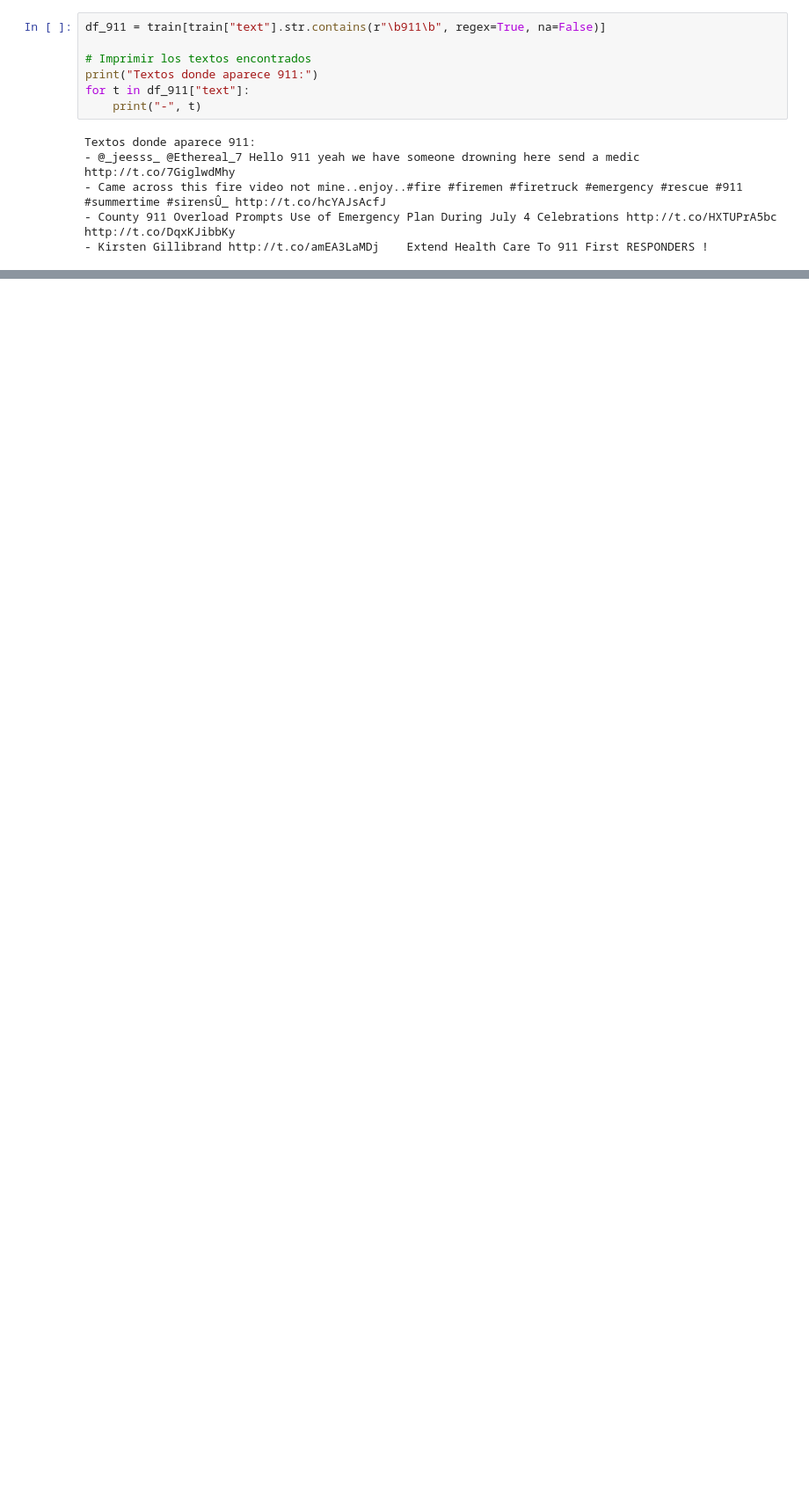
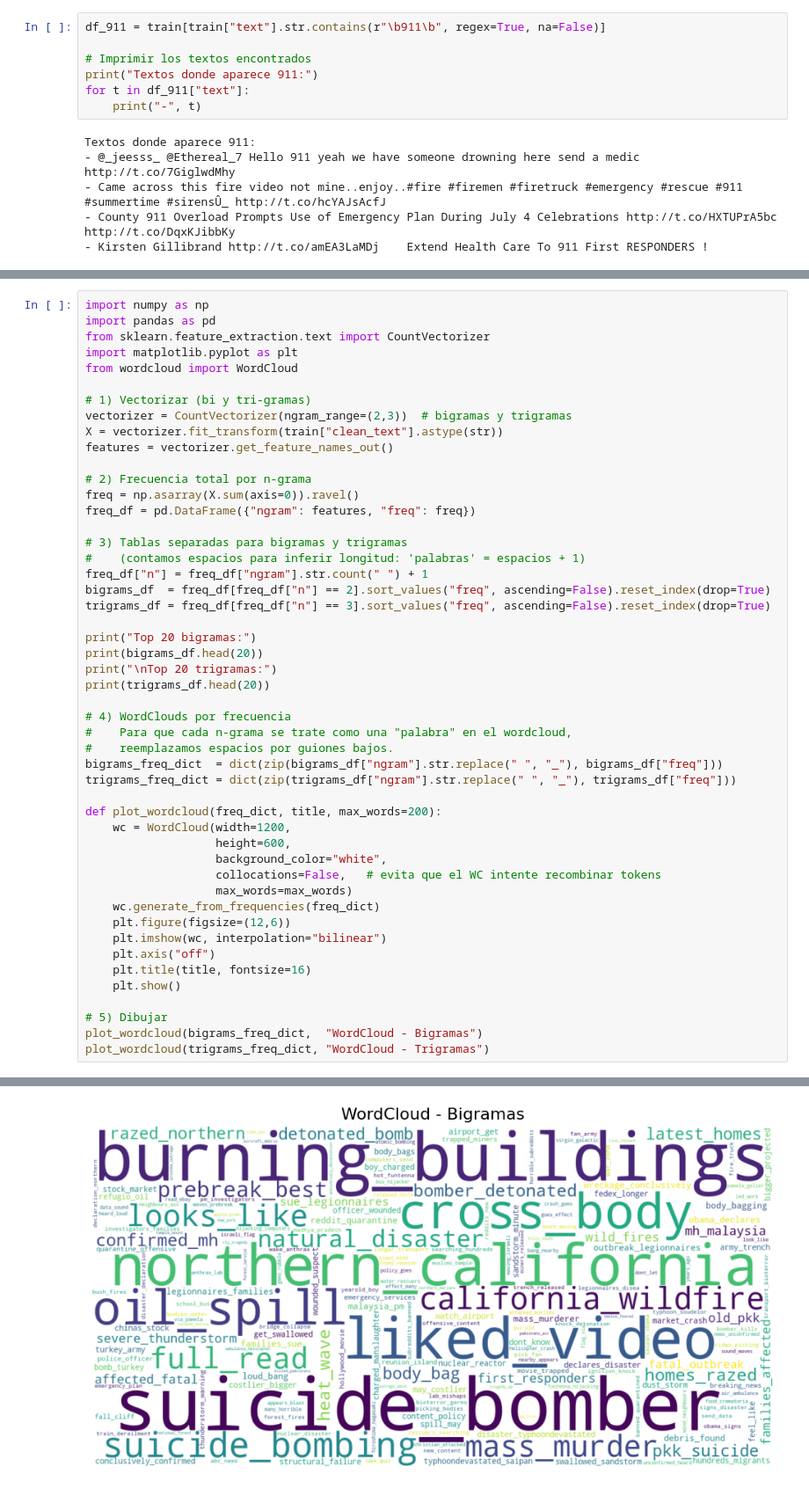
Before and after one commit to Disotoo/DS-Lab-5, a Jupyter notebook: Lab5.ipynb, the cells around one changed output, grey strips where cells are left out. Shown at 88% size. Saved outputs shown, nothing was run; the diff lists cells and outputs as text; blank space fills up the shorter version.

```diff
--- a/Lab5.ipynb
+++ b/Lab5.ipynb
@@ -105,0 +210,50 @@ Textos donde aparece 911:
+# %%
+import numpy as np
+import pandas as pd
+from sklearn.feature_extraction.text import CountVectorizer
+import matplotlib.pyplot as plt
+from wordcloud import WordCloud
+
+# 1) Vectorizar (bi y tri-gramas)
+vectorizer = CountVectorizer(ngram_range=(2,3))  # bigramas y trigramas
+X = vectorizer.fit_transform(train["clean_text"].astype(str))
+features = vectorizer.get_feature_names_out()
+
+# 2) Frecuencia total por n-grama
+freq = np.asarray(X.sum(axis=0)).ravel()
+freq_df = pd.DataFrame({"ngram": features, "freq": freq})
+
+# 3) Tablas separadas para bigramas y trigramas
+#    (contamos espacios para inferir longitud: 'palabras' = espacios + 1)
+freq_df["n"] = freq_df["ngram"].str.count(" ") + 1
+bigrams_df  = freq_df[freq_df["n"] == 2].sort_values("freq", ascending=False).reset_index(drop=True)
+trigrams_df = freq_df[freq_df["n"] == 3].sort_values("freq", ascending=False).reset_index(drop=True)
+
+print("Top 20 bigramas:")
+print(bigrams_df.head(20))
+print("\nTop 20 trigramas:")
+print(trigrams_df.head(20))
+
+# 4) WordClouds por frecuencia
+#    Para que cada n-grama se trate como una "palabra" en el wordcloud,
+#    reemplazamos espacios por guiones bajos.
+bigrams_freq_dict  = dict(zip(bigrams_df["ngram"].str.replace(" ", "_"), bigrams_df["freq"]))
+trigrams_freq_dict = dict(zip(trigrams_df["ngram"].str.replace(" ", "_"), trigrams_df["freq"]))
+
+def plot_wordcloud(freq_dict, title, max_words=200):
+    wc = WordCloud(width=1200,
+                   height=600,
+                   background_color="white",
+                   collocations=False,   # evita que el WC intente recombinar tokens
+                   max_words=max_words)
+    wc.generate_from_frequencies(freq_dict)
+    plt.figure(figsize=(12,6))
+    plt.imshow(wc, interpolation="bilinear")
+    plt.axis("off")
+    plt.title(title, fontsize=16)
+    plt.show()
+
+# 5) Dibujar
+plot_wordcloud(bigrams_freq_dict,  "WordCloud - Bigramas")
+plot_wordcloud(trigrams_freq_dict, "WordCloud - Trigramas")
+# %% [output]
@@ -105,0 +277 @@ Textos donde aparece 911:
+[figure, added]
```
Also changed, not shown: parts of 18 cells of this notebook.
